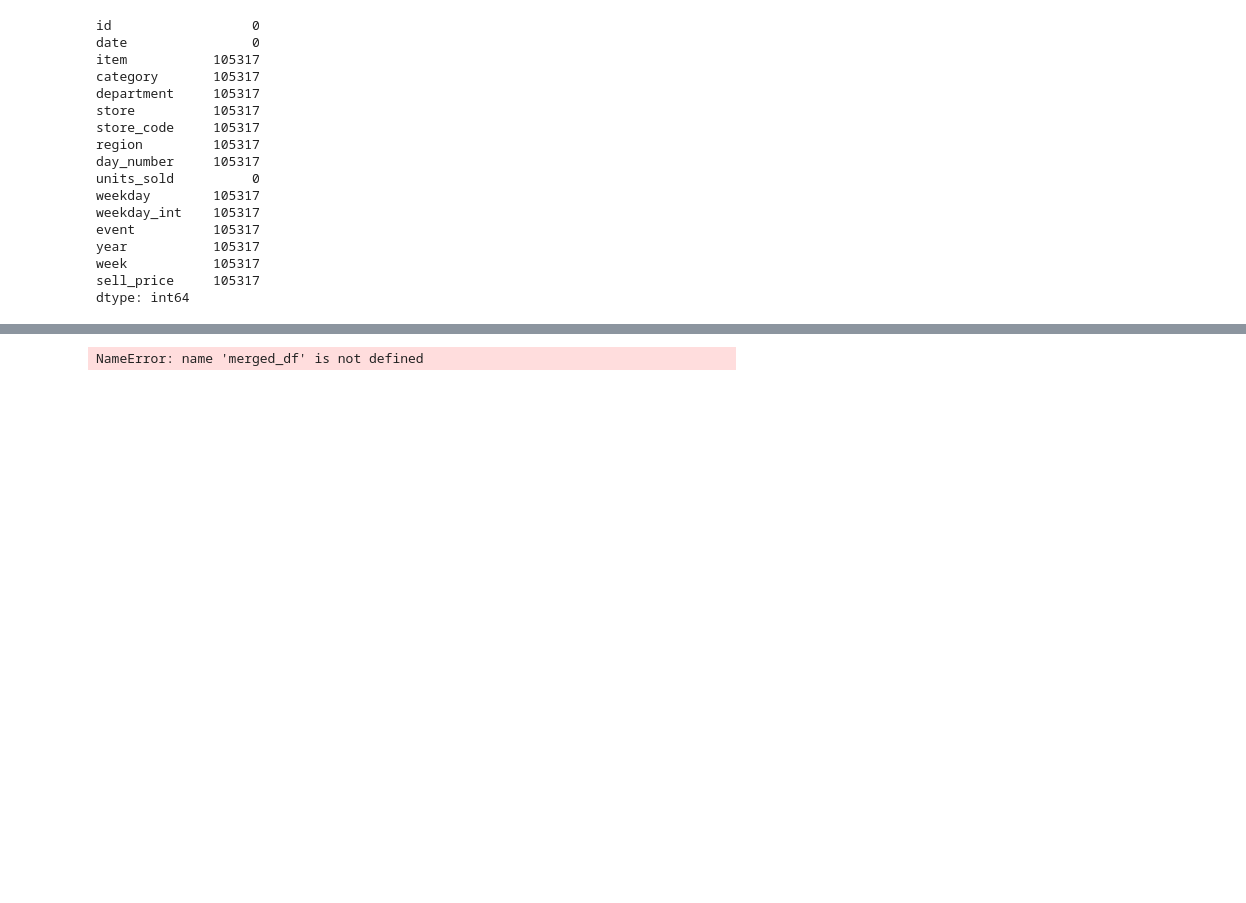
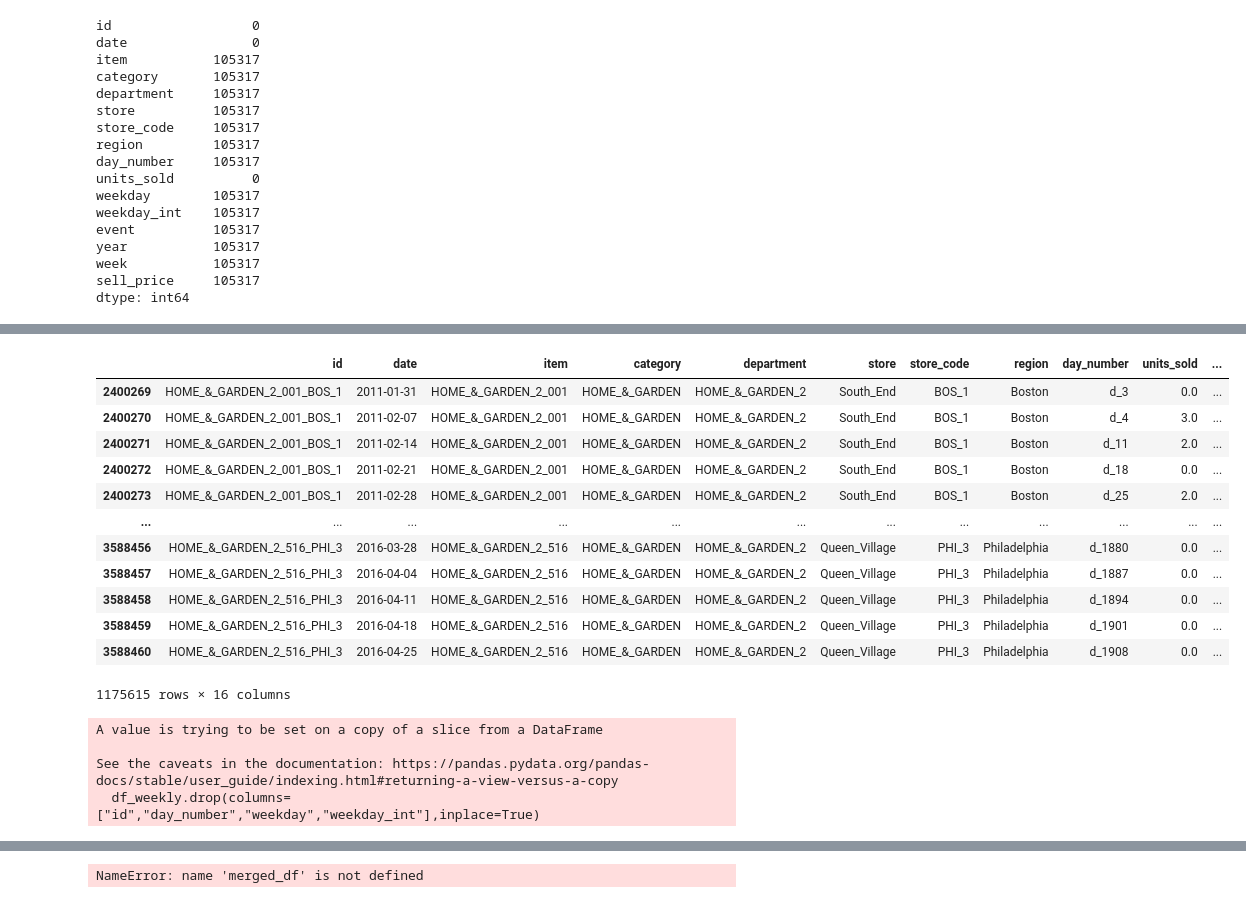
Before and after one commit to alitermat/capstone_retail_TFM, a Jupyter notebook: notebooks/Limpiezadedatos.ipynb, the cells around one changed output, grey strips where cells are left out. Saved outputs shown, nothing was run; the diff lists cells and outputs as text; code cells hidden in the pictures; blank space fills up the shorter version.

```diff
--- a/notebooks/Limpiezadedatos.ipynb
+++ b/notebooks/Limpiezadedatos.ipynb
@@ -631,2 +738,23 @@ with open('/Users/santi/Documents/GitHub/capstone_retail_TFM/data/pickle_files/d
+# %%
+df_weekly.loc[df_weekly["department"] == "HOME_&_GARDEN_2"]
+# %% [output]
+|  | id | date | item | category | department | store | store_code | region | day_number | units_sold | ... |
+| 2400269 | HOME_&_GARDEN_2_001_BOS_1 | 2011-01-31 | HOME_&_GARDEN_2_001 | HOME_&_GARDEN | HOME_&_GARDEN_2 | South_End | BOS_1 | Boston | d_3 | 0.0 | ... |
+| 2400270 | HOME_&_GARDEN_2_001_BOS_1 | 2011-02-07 | HOME_&_GARDEN_2_001 | HOME_&_GARDEN | HOME_&_GARDEN_2 | South_End | BOS_1 | Boston | d_4 | 3.0 | ... |
+| 2400271 | HOME_&_GARDEN_2_001_BOS_1 | 2011-02-14 | HOME_&_GARDEN_2_001 | HOME_&_GARDEN | HOME_&_GARDEN_2 | South_End | BOS_1 | Boston | d_11 | 2.0 | ... |
+| 2400272 | HOME_&_GARDEN_2_001_BOS_1 | 2011-02-21 | HOME_&_GARDEN_2_001 | HOME_&_GARDEN | HOME_&_GARDEN_2 | South_End | BOS_1 | Boston | d_18 | 0.0 | ... |
+| 2400273 | HOME_&_GARDEN_2_001_BOS_1 | 2011-02-28 | HOME_&_GARDEN_2_001 | HOME_&_GARDEN | HOME_&_GARDEN_2 | South_End | BOS_1 | Boston | d_25 | 2.0 | ... |
+| ... | ... | ... | ... | ... | ... | ... | ... | ... | ... | ... | ... |
+| 3588456 | HOME_&_GARDEN_2_516_PHI_3 | 2016-03-28 | HOME_&_GARDEN_2_516 | HOME_&_GARDEN | HOME_&_GARDEN_2 | Queen_Village | PHI_3 | Philadelphia | d_1880 | 0.0 | ... |
+| 3588457 | HOME_&_GARDEN_2_516_PHI_3 | 2016-04-04 | HOME_&_GARDEN_2_516 | HOME_&_GARDEN | HOME_&_GARDEN_2 | Queen_Village | PHI_3 | Philadelphia | d_1887 | 0.0 | ... |
+| 3588458 | HOME_&_GARDEN_2_516_PHI_3 | 2016-04-11 | HOME_&_GARDEN_2_516 | HOME_&_GARDEN | HOME_&_GARDEN_2 | Queen_Village | PHI_3 | Philadelphia | d_1894 | 0.0 | ... |
+| 3588459 | HOME_&_GARDEN_2_516_PHI_3 | 2016-04-18 | HOME_&_GARDEN_2_516 | HOME_&_GARDEN | HOME_&_GARDEN_2 | Queen_Village | PHI_3 | Philadelphia | d_1901 | 0.0 | ... |
+| 3588460 | HOME_&_GARDEN_2_516_PHI_3 | 2016-04-25 | HOME_&_GARDEN_2_516 | HOME_&_GARDEN | HOME_&_GARDEN_2 | Queen_Village | PHI_3 | Philadelphia | d_1908 | 0.0 | ... |
+1175615 rows × 16 columns
 # %%
-df_weekly.drop(columns= ["id","day_number"])
+df_weekly.drop(columns= ["id","day_number","weekday","weekday_int"],inplace=True)
+# %% [output]
+A value is trying to be set on a copy of a slice from a DataFrame
+
+See the caveats in the documentation: https://pandas.pydata.org/pandas-docs/stable/user_guide/indexing.html#returning-a-view-versus-a-copy
+  df_weekly.drop(columns= ["id","day_number","weekday","weekday_int"],inplace=True)
```
Also changed, not shown: parts of 32 cells of this notebook, 1 other file.
